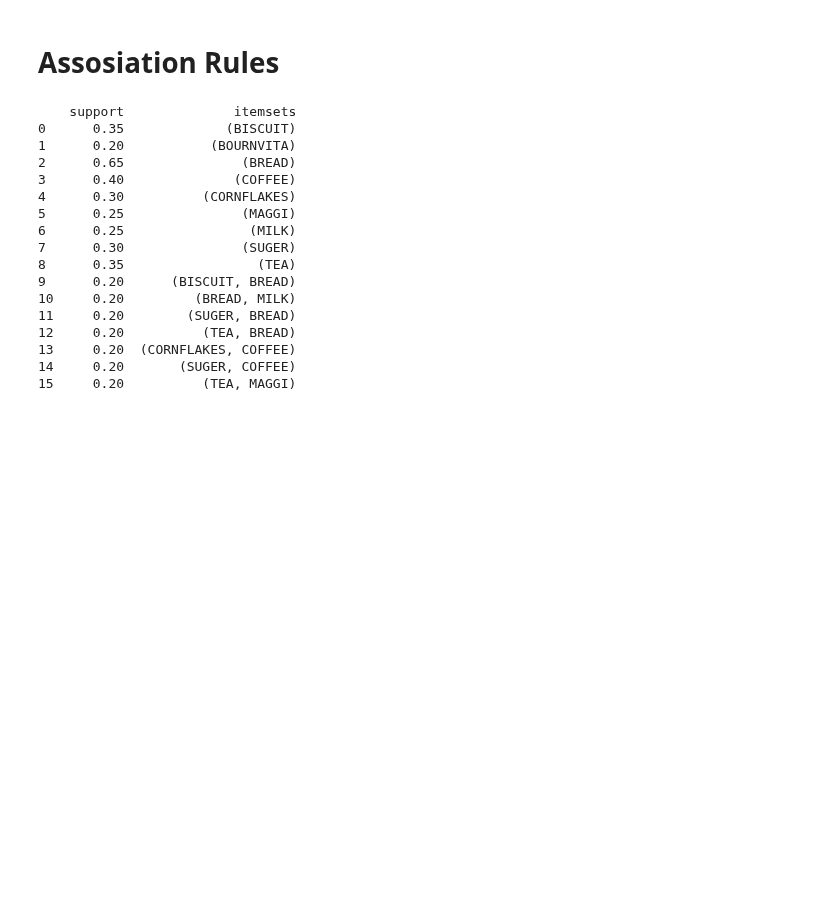
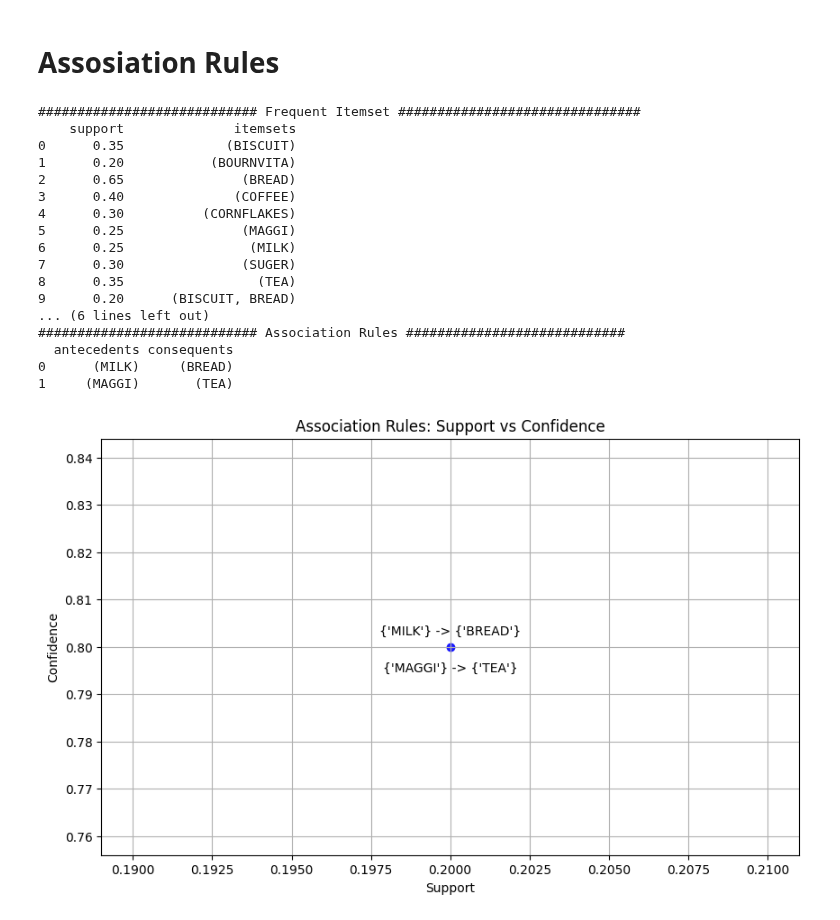
Before and after one commit to mmahdin/Data-Mining-Projects, a Jupyter notebook: data-mining-p2-student.ipynb, the cells around one changed output. Drawn from its saved outputs; the diff is of its cells as text; code cells hidden in the pictures; blank space fills up the shorter version.

Commit message:
Extract the rules and visulaize them

```diff
--- a/data-mining-p2-student.ipynb
+++ b/data-mining-p2-student.ipynb
@@ -330,8 +330,7 @@ from mlxtend.frequent_patterns import apriori, association_rules, fpgrowth
 from mlxtend.preprocessing import TransactionEncoder
 
 
-# 1. Data Loading & 2. Preprocess Data
-
+### 1. Data Loading & 2. Preprocess Data & 3. Apply TransactionEncoder
 # Read the dataset where each row contains items separated by commas
 grocery_data = pd.read_csv('grocery.csv', header=None, names=['Items'])
 
@@ -349,42 +348,69 @@ for index, row in grocery_data.iterrows():
     rows_list.append(row_data)
 
 documented_data = pd.DataFrame(rows_list)
 
-# 3. Apply TransactionEncoder
-
+### 4. Generate Frequent Itemsets
 # Convert documented_data to boolean type to avoid deprecation warning
 documented_data_bool = documented_data.astype(bool)
 
 # Using the Apriori algorithm to find frequent itemsets
 frequent_itemsets_apriori = apriori(documented_data_bool, min_support=0.2, use_colnames=True)
-print(frequent_itemsets_apriori)
 
 # Alternatively, using the FP-Growth algorithm to find frequent itemsets
 # frequent_itemsets_fpgrowth = fpgrowth(documented_data_bool, min_support=0.1, use_colnames=True)
 # print(frequent_itemsets_fpgrowth)
 
-# 4. Generate Frequent Itemsets
+# 5. Generate Association Rules
+# Generate association rules from the frequent itemsets found using Apriori
+rules_apriori = association_rules(frequent_itemsets_apriori, metric="confidence", min_threshold=0.70)
 
-
-# 5. Generate Association Rules
+# Optionally, generate association rules from the frequent itemsets found using FP-Growth
+# rules_fpgrowth = association_rules(frequent_itemsets_fpgrowth, metric="confidence", min_threshold=0.7)
+# print("Association Rules using FP-Growth:")
+# print(rules_fpgrowth)
 
 
 # 6. Display Rules
+print("############################ Frequent Itemset ###############################")
+print(frequent_itemsets_apriori)
+print("############################ Association Rules ############################")
+print(rules_apriori[['antecedents', 'consequents']])
+
+# Create a scatter plot for the support and confidence of each rule
+plt.figure(figsize=(10, 6))
+offsets = {}
+for index, rule in rules_apriori.iterrows():
+    pos = (rule['support'], rule['confidence'])
+    if pos in offsets:
+        offsets[pos] -= 30  # Increase offset for overlapping points to better separate them
+    else:
+        offsets[pos] = 10  # Initial offset for annotations
+    plt.scatter(rule['support'], rule['confidence'], alpha=0.6, c='blue')  # Plot each point with support on x-axis and confidence on y-axis
+    # Annotate each point with the corresponding antecedents and consequents
+    rule_label = f"{set(rule['antecedents'])} -> {set(rule['consequents'])}"
+    plt.annotate(rule_label, (rule['support'], rule['confidence']), textcoords="offset points", xytext=(0, offsets[pos]), ha='center')
+
+plt.title('Association Rules: Support vs Confidence')
+plt.xlabel('Support')
+plt.ylabel('Confidence')
+plt.grid(True)
+plt.show()
 # %% [output]
+############################ Frequent Itemset ###############################
     support              itemsets
 0      0.35             (BISCUIT)
 1      0.20           (BOURNVITA)
 2      0.65               (BREAD)
 3      0.40              (COFFEE)
 4      0.30          (CORNFLAKES)
 5      0.25               (MAGGI)
 6      0.25                (MILK)
 7      0.30               (SUGER)
 8      0.35                 (TEA)
 9      0.20      (BISCUIT, BREAD)
-10     0.20         (BREAD, MILK)
-11     0.20        (SUGER, BREAD)
-12     0.20          (TEA, BREAD)
-13     0.20  (CORNFLAKES, COFFEE)
-14     0.20       (SUGER, COFFEE)
-15     0.20          (TEA, MAGGI)
+... (6 lines left out)
+############################ Association Rules ############################
+  antecedents consequents
+0      (MILK)     (BREAD)
+1     (MAGGI)       (TEA)
+[figure, added]
```
Also changed, not shown: parts of 2 cells of this notebook.
